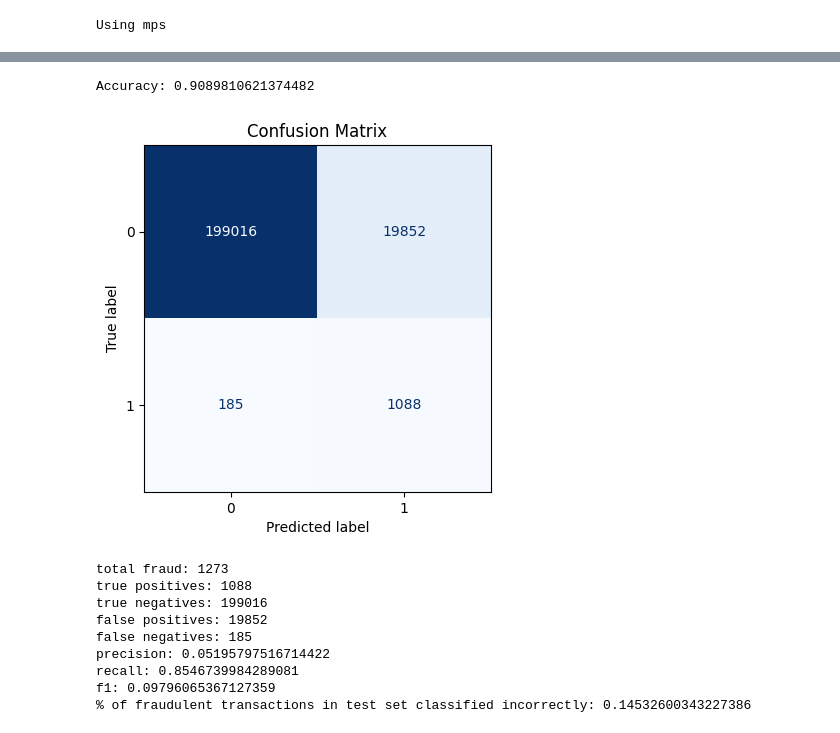
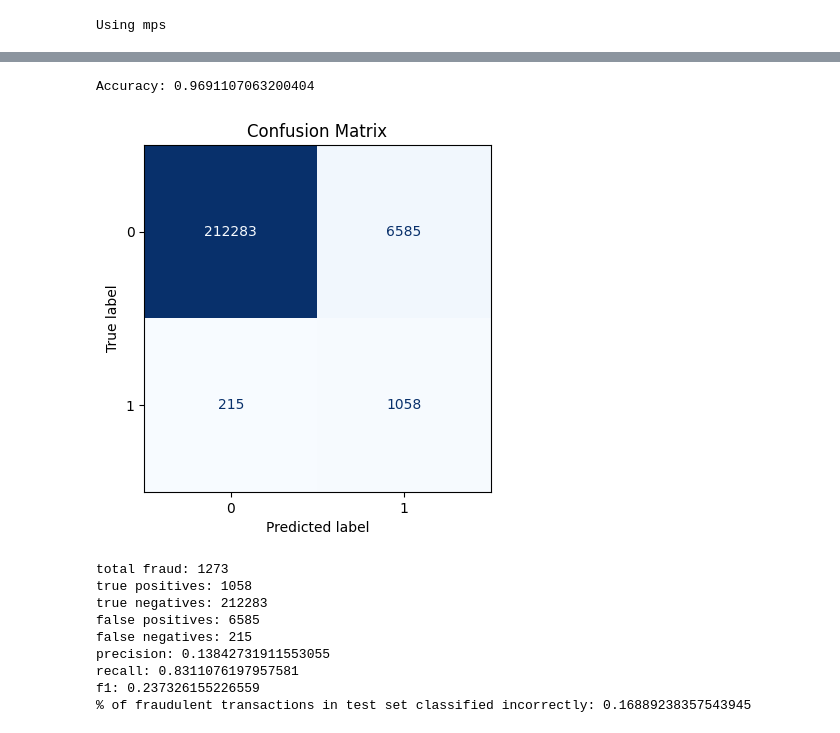
Before and after one commit to ahad-jiva/csc487_final, a Jupyter notebook: the.ipynb, the cells around one changed output, grey strips where cells are left out. Saved outputs shown, nothing was run; the diff lists cells and outputs as text; code cells hidden in the pictures.

```diff
--- a/the.ipynb
+++ b/the.ipynb
@@ -180,6 +180,7 @@ from torchsampler import ImbalancedDatasetSampler
 
 import matplotlib.pyplot as plt
 from sklearn.model_selection import train_test_split
+from imblearn.over_sampling import SVMSMOTE
 from sklearn.metrics import confusion_matrix, ConfusionMatrixDisplay
 
 # Train/test split
@@ -191,13 +192,15 @@ X_train, X_test, y_train, y_test = train_test_split(
     stratify=y,
 )
 
+smote = SVMSMOTE(sampling_strategy='minority', random_state=42)
+X_train, y_train = smote.fit_resample(X_train, y_train)
+
 #tryna avoid data leakage
 avg = X_train.mean(axis=0, keepdims=True)
 stdev = X_train.std(axis=0, keepdims=True)
 
 X_train = (X_train - avg) / stdev
 X_test = (X_test - avg) / stdev
-
 
 X_train = torch.tensor(X_train).float()
 y_train = torch.tensor(y_train).long()
@@ -208,6 +211,7 @@ train_data = TensorDataset(X_train, y_train)
 test_data = TensorDataset(X_test, y_test)
 
 train_loader = DataLoader(train_data, sampler=ImbalancedDatasetSampler(train_data), batch_size=2048, shuffle=False)
+# train_loader = DataLoader(train_data, batch_size=2048, shuffle=True)
 test_loader = DataLoader(test_data, batch_size=2048, shuffle=False)
 # %% [markdown]
 ## Model Architecture
@@ -242,8 +246,10 @@ opt = torch.optim.AdamW(linear_model.parameters(), lr=lr)
 # %% [output]
 Using mps
 # %%
+epoch_losses = []
 for epoch in range(10):
     pbar = tqdm(train_loader, desc=f'Epoch: {epoch}')
+    batch_losses = []
     for batch in pbar:
         X_batch, y_batch = batch
         X_batch = X_batch.to(device)
@@ -253,4 +259,6 @@ for epoch in range(10):
         opt.zero_grad()
         loss.backward()
         opt.step()
+        batch_losses.append(loss.item())
         pbar.set_postfix({'loss': loss.item()})
+    epoch_losses.append(np.mean(batch_losses))
@@ -262,37 +280,41 @@ total = 0
 
 y_true = []
 y_pred = []
+y_prob = []
 
 with torch.no_grad():
     for X_batch, y_batch in tqdm(test_loader, desc="Predicting..."):
         X_batch = X_batch.to(device)
         y_batch = y_batch.to(device)
         pred = linear_model(X_batch)
         predicted_labels = pred.argmax(dim=1)
+        probs = torch.softmax(pred, dim=1)[:, 1]
 
         y_true.append(y_batch.cpu())
         y_pred.append(predicted_labels.cpu())
+        y_prob.append(probs.cpu())
 
         correct += (predicted_labels == y_batch).sum().item()
         total += y_batch.size(0)
 
 accuracy = correct / total
 print(f"Accuracy: {accuracy}")
 
 # Confusion matrix (sklearn)
 y_true = torch.cat(y_true).numpy()
 y_pred = torch.cat(y_pred).numpy()
+y_prob = torch.cat(y_prob).numpy()
 
 cm = confusion_matrix(y_true, y_pred, labels=[0, 1])
 disp = ConfusionMatrixDisplay(confusion_matrix=cm, display_labels=[0, 1])
 
 fig, ax = plt.subplots(figsize=(4.5, 4.5))
 disp.plot(ax=ax, cmap="Blues", colorbar=False, values_format="d")
 ax.set_title("Confusion Matrix")
 plt.show()
 # %% [output]
-Accuracy: 0.9089810621374482
+Accuracy: 0.9691107063200404
-[figure, old version]
+[figure, new version]
 # %%
 tn, fp, fn, tp = cm.ravel()
 recall = tp / (tp + fn) if (tp + fn) else 0.0
@@ -313,11 +335,11 @@ print(
 )
 # %% [output]
 total fraud: 1273
-true positives: 1088
-true negatives: 199016
-false positives: 19852
-false negatives: 185
-precision: 0.05195797516714422
-recall: 0.8546739984289081
-f1: 0.09796065367127359
-% of fraudulent transactions in test set classified incorrectly: 0.14532600343227386
+true positives: 1058
+true negatives: 212283
+false positives: 6585
+false negatives: 215
+precision: 0.13842731911553055
+recall: 0.8311076197957581
+f1: 0.237326155226559
+% of fraudulent transactions in test set classified incorrectly: 0.16889238357543945
```
Also changed, not shown: parts of 4 cells of this notebook, 1 other file.
